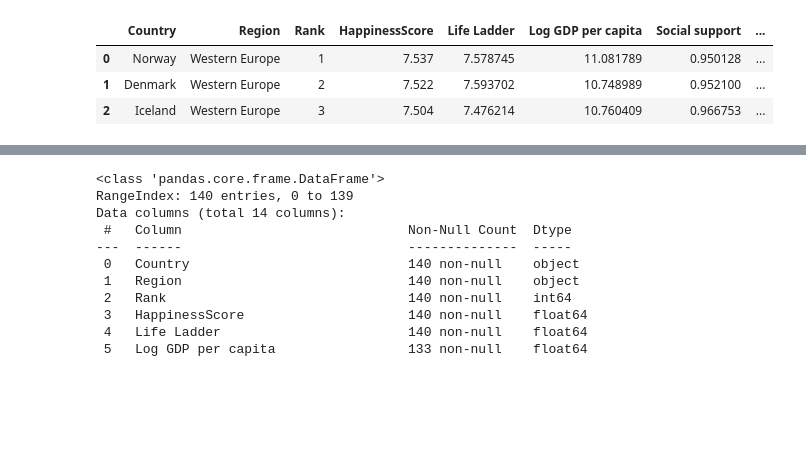
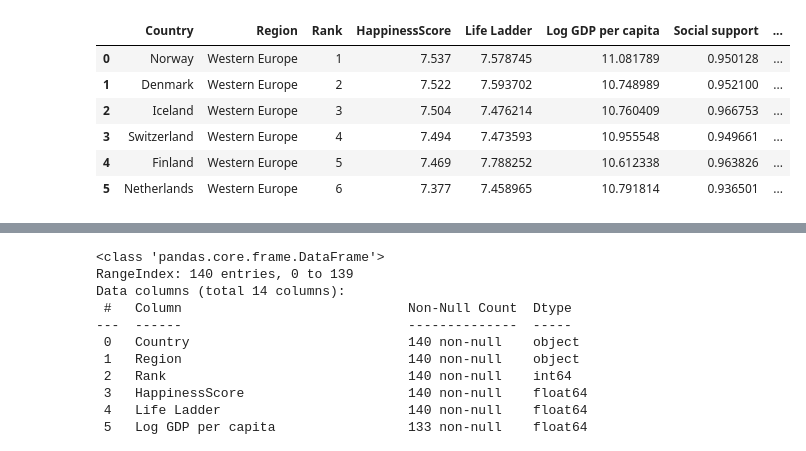
Before and after one commit to ddezouza/Data110, a Jupyter notebook: Week2_Class_Happiness.ipynb, the cells around one changed output, grey strips where cells are left out. Saved outputs shown, nothing was run; the diff lists cells and outputs as text; code cells hidden in the pictures; blank space fills up the shorter version.

```diff
--- a/Week2_Class_Happiness.ipynb
+++ b/Week2_Class_Happiness.ipynb
@@ -14,12 +14,15 @@ df=pd.read_csv("https://raw.githubusercontent.com/Reben80/Data110-32008--Sp25/re
 ##Upload any data you need into your own github
 ##If working with very large dataset, github doesn't take it, so you need the file locally.
 # %%
-df.head(3)
+df.head(6)
 # %% [output]
 |  | Country | Region | Rank | HappinessScore | Life Ladder | Log GDP per capita | Social support | ... |
 | 0 | Norway | Western Europe | 1 | 7.537 | 7.578745 | 11.081789 | 0.950128 | ... |
 | 1 | Denmark | Western Europe | 2 | 7.522 | 7.593702 | 10.748989 | 0.952100 | ... |
 | 2 | Iceland | Western Europe | 3 | 7.504 | 7.476214 | 10.760409 | 0.966753 | ... |
+| 3 | Switzerland | Western Europe | 4 | 7.494 | 7.473593 | 10.955548 | 0.949661 | ... |
+| 4 | Finland | Western Europe | 5 | 7.469 | 7.788252 | 10.612338 | 0.963826 | ... |
+| 5 | Netherlands | Western Europe | 6 | 7.377 | 7.458965 | 10.791814 | 0.936501 | ... |
 # %%
 df.tail(3)
 # %% [output]
```
